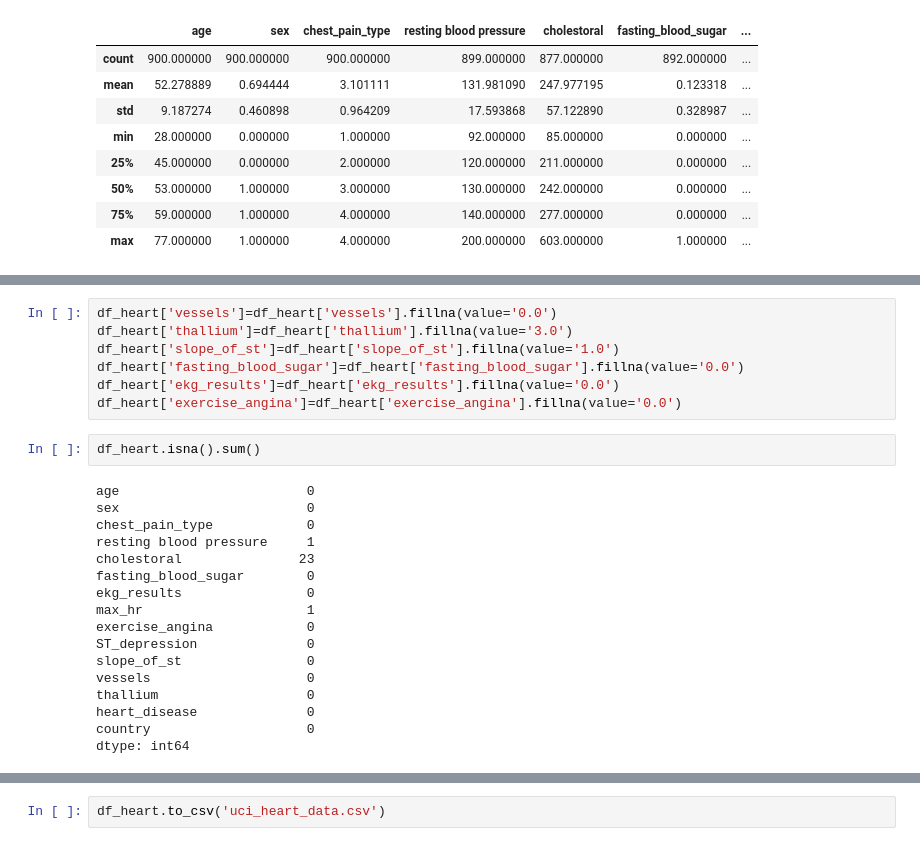
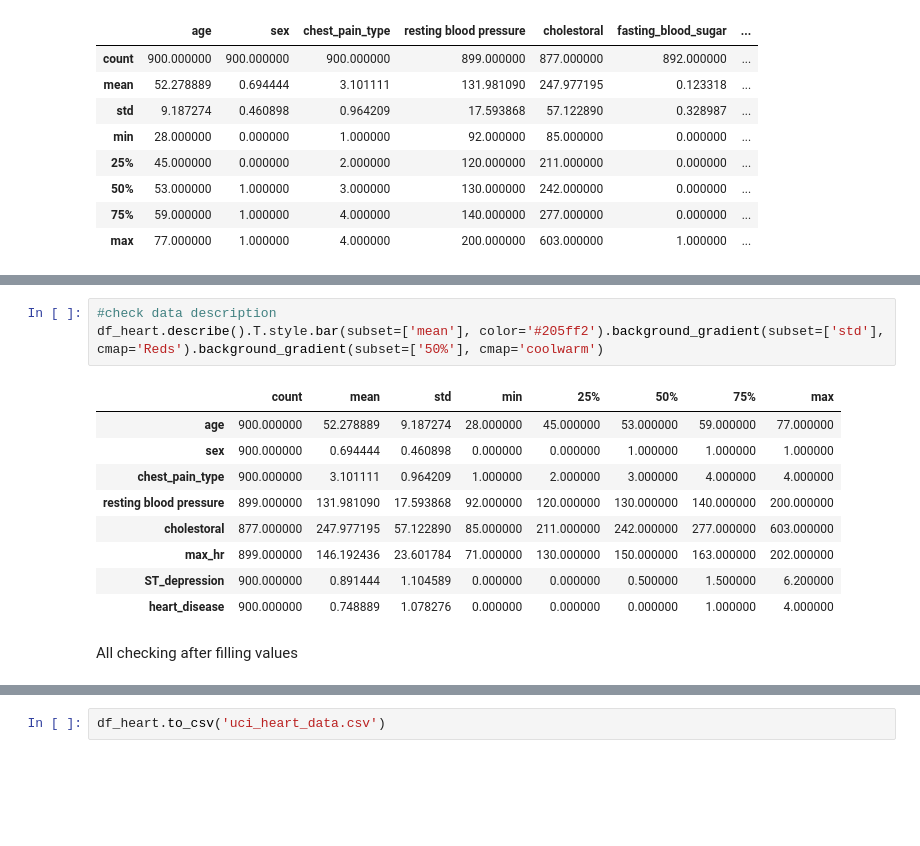
Before and after one commit to DATA-606-SPRING-2023-TUE/SriBhanu_DATA606, a Jupyter notebook: src/Data_Preparation.ipynb, the cells around one changed output, grey strips where cells are left out. Drawn from its saved outputs; the diff is of its cells as text; blank space fills up the shorter version.

```diff
--- a/src/Data_Preparation.ipynb
+++ b/src/Data_Preparation.ipynb
@@ -689,26 +731,15 @@ pd.DataFrame(df_heart.groupby(['exercise_angina','heart_disease'])['heart_diseas
-# %%
-df_heart['vessels']=df_heart['vessels'].fillna(value='0.0')
-df_heart['thallium']=df_heart['thallium'].fillna(value='3.0')
-df_heart['slope_of_st']=df_heart['slope_of_st'].fillna(value='1.0')
-df_heart['fasting_blood_sugar']=df_heart['fasting_blood_sugar'].fillna(value='0.0')
-df_heart['ekg_results']=df_heart['ekg_results'].fillna(value='0.0')
-df_heart['exercise_angina']=df_heart['exercise_angina'].fillna(value='0.0')
-# %%
-df_heart.isna().sum()
-# %% [output]
-age                        0
-sex                        0
-chest_pain_type            0
-resting blood pressure     1
-cholestoral               23
-fasting_blood_sugar        0
-ekg_results                0
-max_hr                     1
-exercise_angina            0
-ST_depression              0
-slope_of_st                0
-vessels                    0
-thallium                   0
-heart_disease              0
-country                    0
-dtype: int64
+# %%
+#check data description
+df_heart.describe().T.style.bar(subset=['mean'], color='#205ff2').background_gradient(subset=['std'], cmap='Reds').background_gradient(subset=['50%'], cmap='coolwarm')
+# %% [output]
+|  | count | mean | std | min | 25% | 50% | 75% | max |
+| age | 900.000000 | 52.278889 | 9.187274 | 28.000000 | 45.000000 | 53.000000 | 59.000000 | 77.000000 |
+| sex | 900.000000 | 0.694444 | 0.460898 | 0.000000 | 0.000000 | 1.000000 | 1.000000 | 1.000000 |
+| chest_pain_type | 900.000000 | 3.101111 | 0.964209 | 1.000000 | 2.000000 | 3.000000 | 4.000000 | 4.000000 |
+| resting blood pressure | 899.000000 | 131.981090 | 17.593868 | 92.000000 | 120.000000 | 130.000000 | 140.000000 | 200.000000 |
+| cholestoral | 877.000000 | 247.977195 | 57.122890 | 85.000000 | 211.000000 | 242.000000 | 277.000000 | 603.000000 |
+| max_hr | 899.000000 | 146.192436 | 23.601784 | 71.000000 | 130.000000 | 150.000000 | 163.000000 | 202.000000 |
+| ST_depression | 900.000000 | 0.891444 | 1.104589 | 0.000000 | 0.000000 | 0.500000 | 1.500000 | 6.200000 |
+| heart_disease | 900.000000 | 0.748889 | 1.078276 | 0.000000 | 0.000000 | 0.000000 | 1.000000 | 4.000000 |
+# %% [markdown]
+All checking after filling values
```
Also changed, not shown: parts of 49 cells of this notebook.
